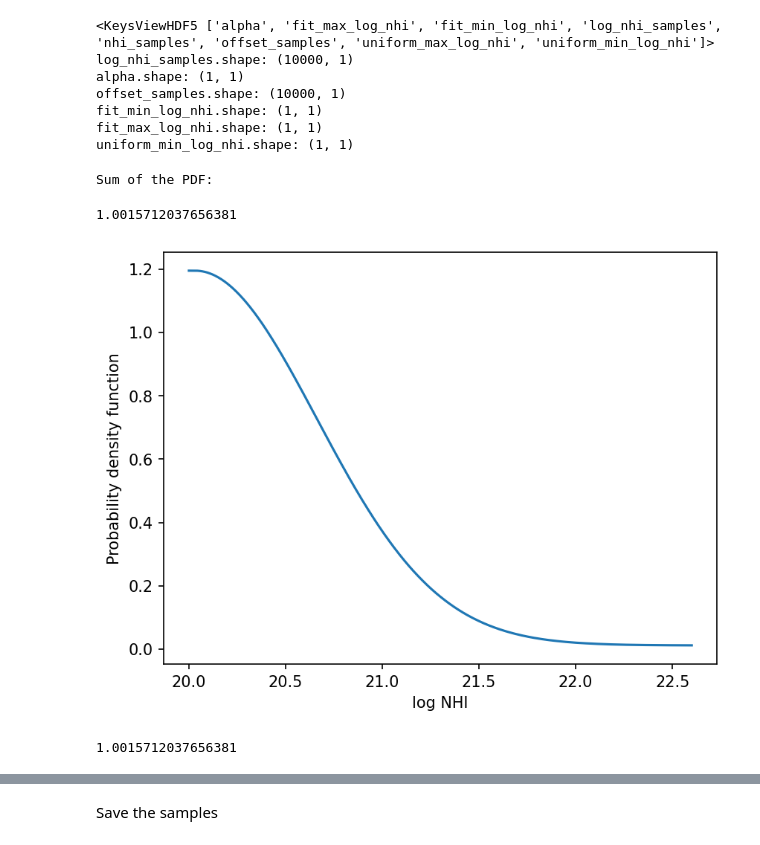
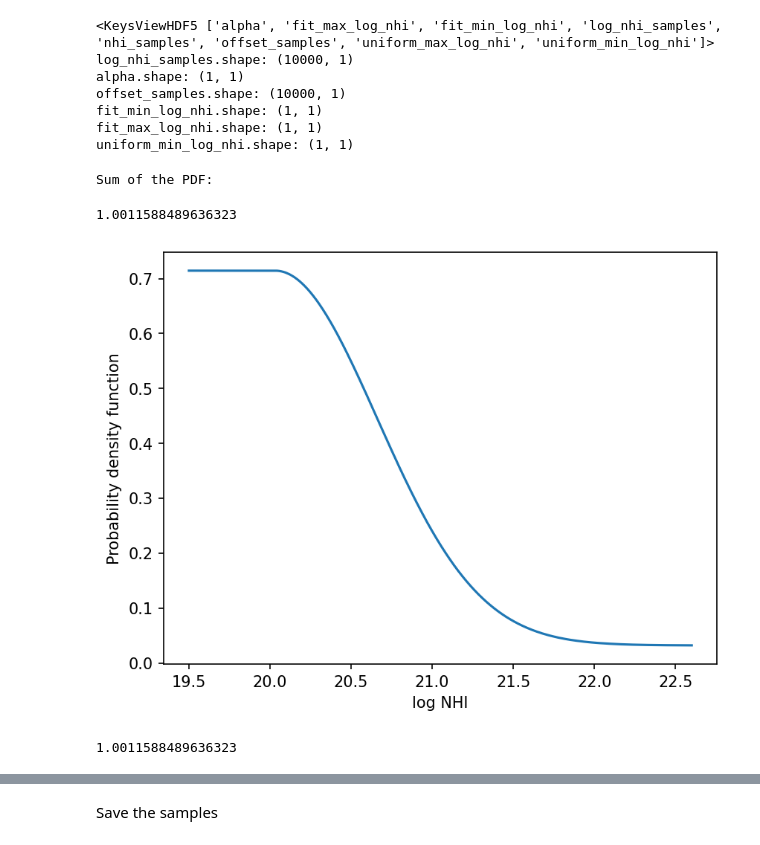
Before and after one commit to jibanCat/desi_gpy_dla_detection, a Jupyter notebook: notebooks/GenerateSamples.ipynb, the cells around one changed output, grey strips where cells are left out. Cells and saved outputs as stored; diff of their text form; code cells hidden in the pictures.

```diff
--- a/notebooks/GenerateSamples.ipynb
+++ b/notebooks/GenerateSamples.ipynb
@@ -47,8 +47,8 @@ uniform_min_log_nhi.shape: (1, 1)
 from scipy.integrate import quad # to get the normalization constant for the probability density function
 
 # normalization factor a for uniform prior
-a = 0.97
-uniform_min_log_nhi = 20
+a = 0.90
+uniform_min_log_nhi = 19.5
 uniform_max_log_nhi = 22.6
 
 # directly use the fitted poly values in the Garnett (2017)
@@ -60,42 +60,42 @@ unnormalized_dla_pdf = lambda log_nhi: (np.exp(
 unnormalized_pdf = lambda log_nhi : (
     unnormalized_dla_pdf(log_nhi) * (log_nhi >= 20.03) +
     unnormalized_dla_pdf(20.03)      * (log_nhi <  20.03)
 )
 
 Z = quad(unnormalized_pdf, uniform_min_log_nhi, uniform_max_log_nhi)[0]
 
 # # % uniform component of column density prior
 # u = makedist('uniform', ...
 #              'lower', uniform_min_log_nhi, ...
 #              'upper', uniform_max_log_nhi);
 #           alpha  * (unnormalized_pdf(nhi) / Z) + ...
 # #  (1 - alpha) * (pdf(u, nhi));
 # % normalized PDF with uniform prior
 normalized_pdf = lambda log_nhi: (
     a * unnormalized_pdf(log_nhi) / Z
     + (1 - a) * (log_nhi >= uniform_min_log_nhi) * (log_nhi <= uniform_max_log_nhi) / (uniform_max_log_nhi - uniform_min_log_nhi)
 )
 
 
 log_nhis = np.linspace(uniform_min_log_nhi, uniform_max_log_nhi, num=1000)
 plt.plot(log_nhis, normalized_pdf(log_nhis))
 plt.xlabel("log NHI")
 plt.ylabel("Probability density function")
 
 # Make sure the probability density is summed to one
 print("Sum of the PDF:")
 np.sum(normalized_pdf(log_nhis) * (log_nhis[1] - log_nhis[0]))
 # %% [output]
 Sum of the PDF:
-1.0015712037656381
+1.0011588489636323
-[figure, old version]
+[figure, new version]
 # %%
-xgrid = np.linspace(20, 22.6, 1000)
+xgrid = np.linspace(19.5, 22.6, 1000)
 dx = xgrid[1] - xgrid[0]
 integral = normalized_pdf(xgrid).sum() * dx
 print(integral)  # should be very close to 1
 # %% [output]
-1.0015712037656381
+1.0011588489636323
 # %%
 # We want Monte Carlo samples - here to use Halton sequence to speed up the convergence
 from scipy.stats.qmc import Halton
```
Also changed, not shown: parts of 4 cells of this notebook.
